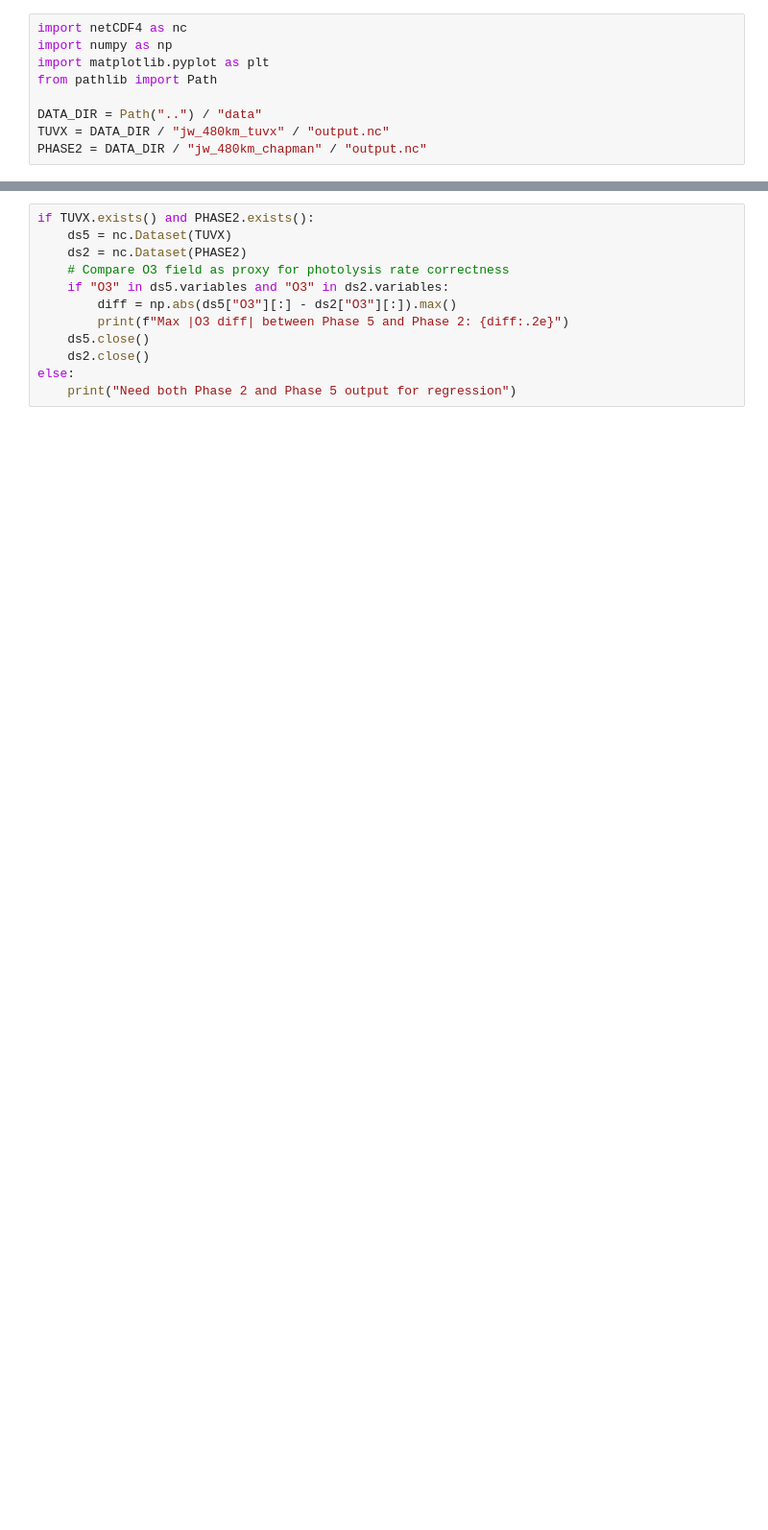
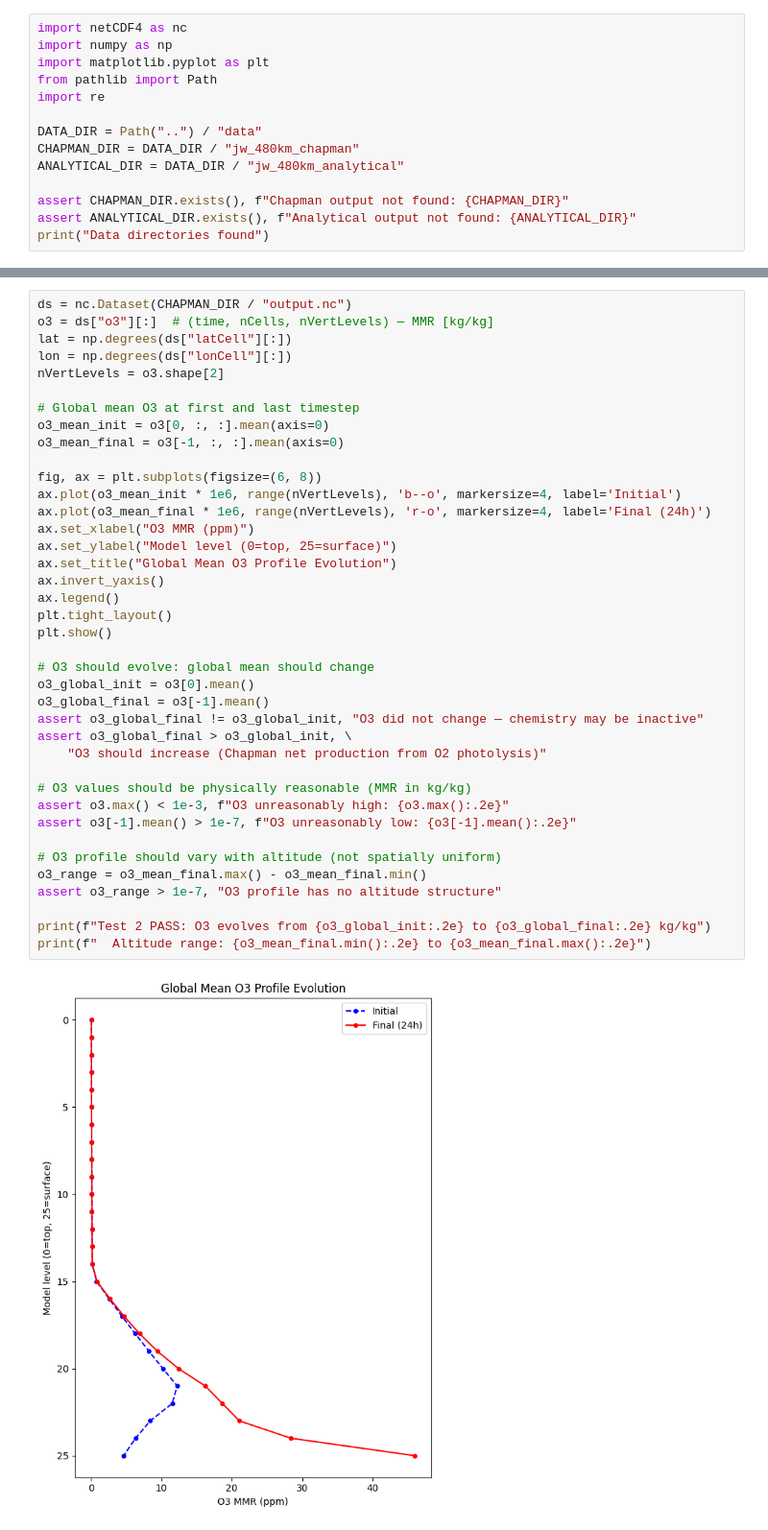
Before and after one commit to mattldawson/MPAS-Model, a Jupyter notebook: verification/phase05_tuvx_photolysis.ipynb, the cells around one changed output, grey strips where cells are left out. Shown at 96% size. Saved outputs shown, nothing was run; the diff lists cells and outputs as text; blank space fills up the shorter version.

Commit message:
phase 5

```diff
--- a/verification/phase05_tuvx_photolysis.ipynb
+++ b/verification/phase05_tuvx_photolysis.ipynb
@@ -14,7 +20,12 @@ import netCDF4 as nc
 import numpy as np
 import matplotlib.pyplot as plt
 from pathlib import Path
+import re
 
 DATA_DIR = Path("..") / "data"
-TUVX = DATA_DIR / "jw_480km_tuvx" / "output.nc"
-PHASE2 = DATA_DIR / "jw_480km_chapman" / "output.nc"
+CHAPMAN_DIR = DATA_DIR / "jw_480km_chapman"
+ANALYTICAL_DIR = DATA_DIR / "jw_480km_analytical"
+
+assert CHAPMAN_DIR.exists(), f"Chapman output not found: {CHAPMAN_DIR}"
+assert ANALYTICAL_DIR.exists(), f"Analytical output not found: {ANALYTICAL_DIR}"
+print("Data directories found")
@@ -61,12 +76,41 @@ Chapman photolysis rates should match between Phase 2 and Phase 5
 # %%
-if TUVX.exists() and PHASE2.exists():
-    ds5 = nc.Dataset(TUVX)
-    ds2 = nc.Dataset(PHASE2)
-    # Compare O3 field as proxy for photolysis rate correctness
-    if "O3" in ds5.variables and "O3" in ds2.variables:
-        diff = np.abs(ds5["O3"][:] - ds2["O3"][:]).max()
-        print(f"Max |O3 diff| between Phase 5 and Phase 2: {diff:.2e}")
-    ds5.close()
-    ds2.close()
-else:
-    print("Need both Phase 2 and Phase 5 output for regression")
+ds = nc.Dataset(CHAPMAN_DIR / "output.nc")
+o3 = ds["o3"][:]  # (time, nCells, nVertLevels) — MMR [kg/kg]
+lat = np.degrees(ds["latCell"][:])
+lon = np.degrees(ds["lonCell"][:])
+nVertLevels = o3.shape[2]
+
+# Global mean O3 at first and last timestep
+o3_mean_init = o3[0, :, :].mean(axis=0)
+o3_mean_final = o3[-1, :, :].mean(axis=0)
+
+fig, ax = plt.subplots(figsize=(6, 8))
+ax.plot(o3_mean_init * 1e6, range(nVertLevels), 'b--o', markersize=4, label='Initial')
+ax.plot(o3_mean_final * 1e6, range(nVertLevels), 'r-o', markersize=4, label='Final (24h)')
+ax.set_xlabel("O3 MMR (ppm)")
+ax.set_ylabel("Model level (0=top, 25=surface)")
+ax.set_title("Global Mean O3 Profile Evolution")
+ax.invert_yaxis()
+ax.legend()
+plt.tight_layout()
+plt.show()
+
+# O3 should evolve: global mean should change
+o3_global_init = o3[0].mean()
+o3_global_final = o3[-1].mean()
+assert o3_global_final != o3_global_init, "O3 did not change — chemistry may be inactive"
+assert o3_global_final > o3_global_init, \
+    "O3 should increase (Chapman net production from O2 photolysis)"
+
+# O3 values should be physically reasonable (MMR in kg/kg)
+assert o3.max() < 1e-3, f"O3 unreasonably high: {o3.max():.2e}"
+assert o3[-1].mean() > 1e-7, f"O3 unreasonably low: {o3[-1].mean():.2e}"
+
+# O3 profile should vary with altitude (not spatially uniform)
+o3_range = o3_mean_final.max() - o3_mean_final.min()
+assert o3_range > 1e-7, "O3 profile has no altitude structure"
+
+print(f"Test 2 PASS: O3 evolves from {o3_global_init:.2e} to {o3_global_final:.2e} kg/kg")
+print(f"  Altitude range: {o3_mean_final.min():.2e} to {o3_mean_final.max():.2e}")
+# %% [output]
+[figure, added]
```
Also changed, not shown: parts of 12 cells of this notebook, 14 other files.
